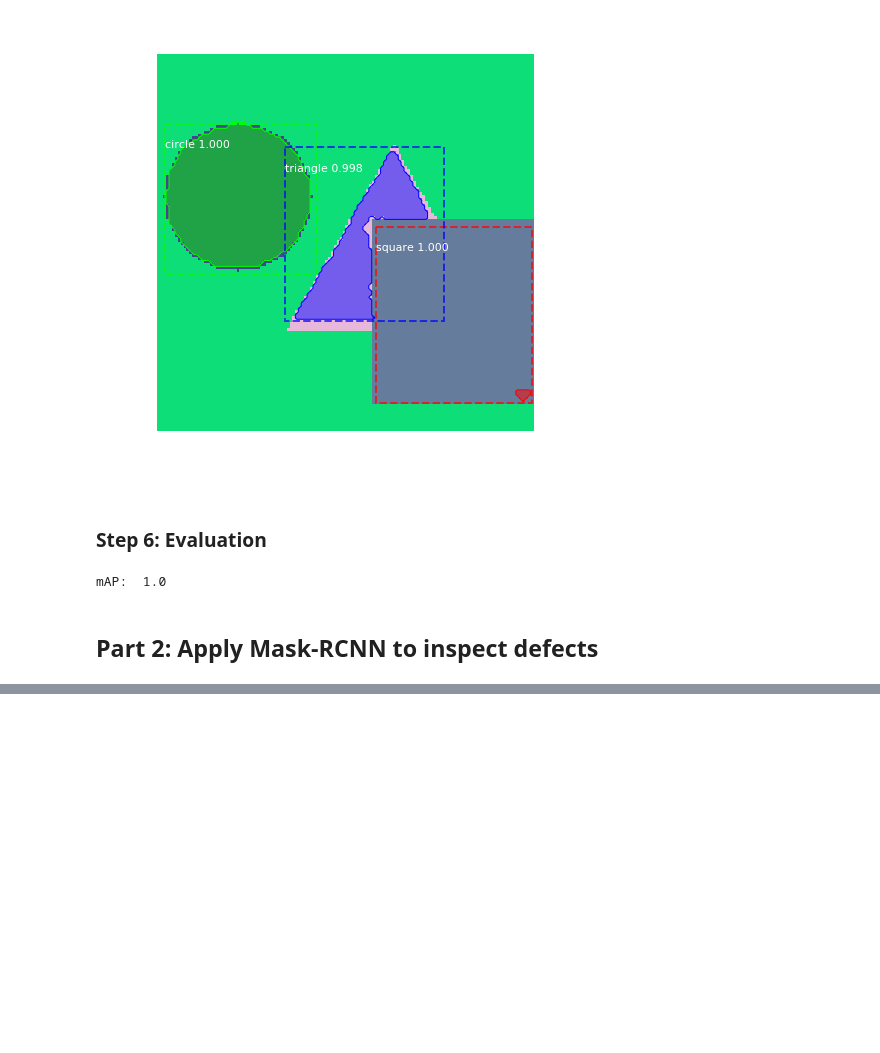
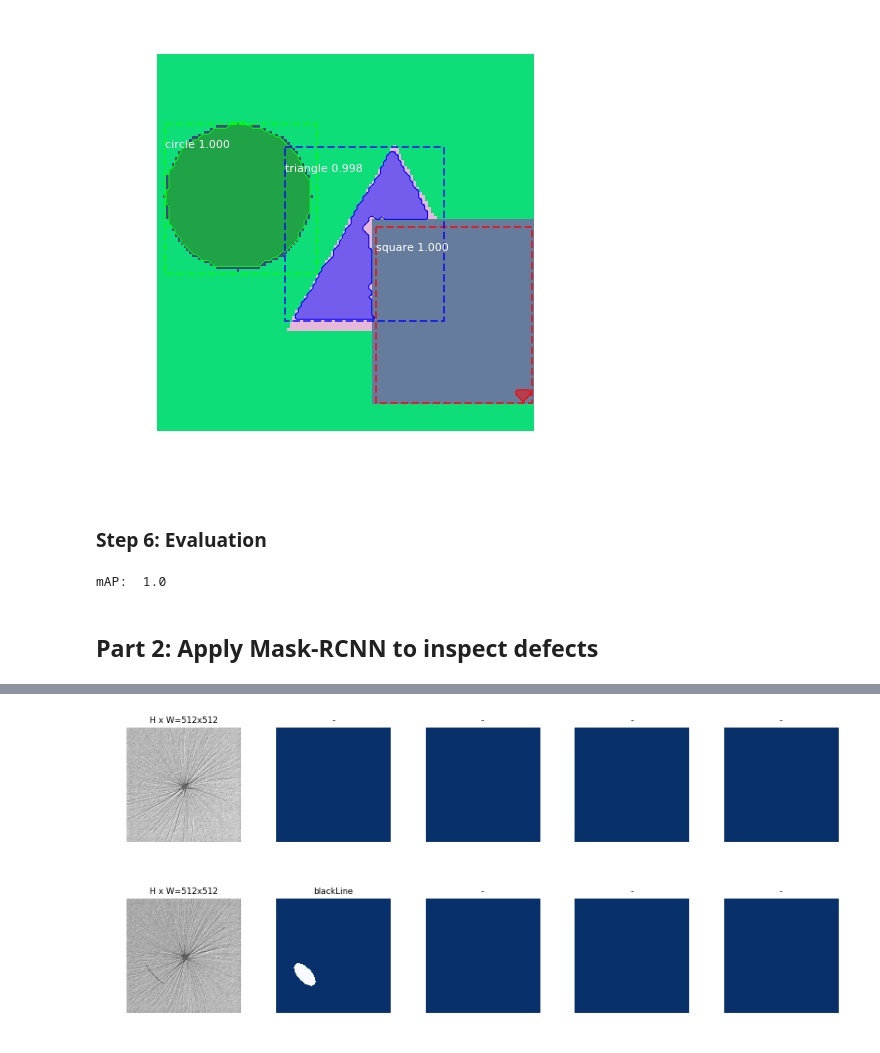
Before and after one commit to Liu-Shuwen/deepLearning-redDragonAI, a Jupyter notebook: final-project/Main_Project.ipynb, the cells around one changed output, grey strips where cells are left out. Cells and saved outputs as stored; diff of their text form; code cells hidden in the pictures; blank space fills up the shorter version.

```diff
--- a/final-project/Main_Project.ipynb
+++ b/final-project/Main_Project.ipynb
@@ -478,0 +592,38 @@ mAP:  1.0
+# %%
+dp_train1, lp_train1 = load_data_path(IMAGE_DIR, "Class4", "Train")
+dp_test1, lp_test1 = load_data_path(IMAGE_DIR, "Class4", "Test")
+# %%
+class ownDataset(utils.Dataset):
+    def load_images(self, data_path, height, width):
+        self.add_class("defects", 1, "blackLine")
+
+        data = os.listdir(data_path)
+        data_num = len(data) - 2
+        for i in range(data_num):
+            self.add_image("defects", i, os.path.join(data_path, data[i]))
+
+    def read_image(self, image_id):
+        info = self.image_info[image_id] # id:n, source:s, path:p
+        image = skimage.io.imread(info["path"])
+        image = skimage.color.grey2rgb(image)
+        return image
+
+    def load_masks(self, image_id, label_path):
+        info = self.image_info[image_id]
+        image_name = info["path"][-8:]
+        label_name = image_name.split(".")[0]+"_label."+image_name.split(".")[1]
+        if label_name in os.listdir(label_path):
+            imask = skimage.io.imread(os.path.join(label_path, label_name))
+            mask = imask.reshape(imask.shape + (1,))
+        else:
+            mask = np.zeros((config.IMAGE_SHAPE[0], config.IMAGE_SHAPE[0], 1), np.int8)
+        class_ids = np.array([self.class_names.index("blackLine")])
+        return mask, class_ids.astype(np.int32)
+# %%
+dataset_train = ownDataset()
+dataset_train.load_images(dp_train1, config.IMAGE_SHAPE[0], config.IMAGE_SHAPE[1])
+dataset_train.prepare()
+
+dataset_test = ownDataset()
+dataset_test.load_images(dp_test1, config.IMAGE_SHAPE[0], config.IMAGE_SHAPE[1])
+dataset_test.prepare()
@@ -478,0 +649,10 @@ mAP:  1.0
+# %%
+# Load and display random samples
+image_ids = [5,11]#np.random.choice(dataset_train.image_ids, 2)
+for image_id in image_ids:
+    image = dataset_train.read_image(image_id)
+    mask, class_ids = dataset_train.load_masks(image_id, lp_train1)
+    visualize.display_top_masks(image, mask, class_ids, dataset_train.class_names)
+# %% [output]
+[figure, added]
+[figure, added]
```
Also changed, not shown: parts of 20 cells of this notebook.
